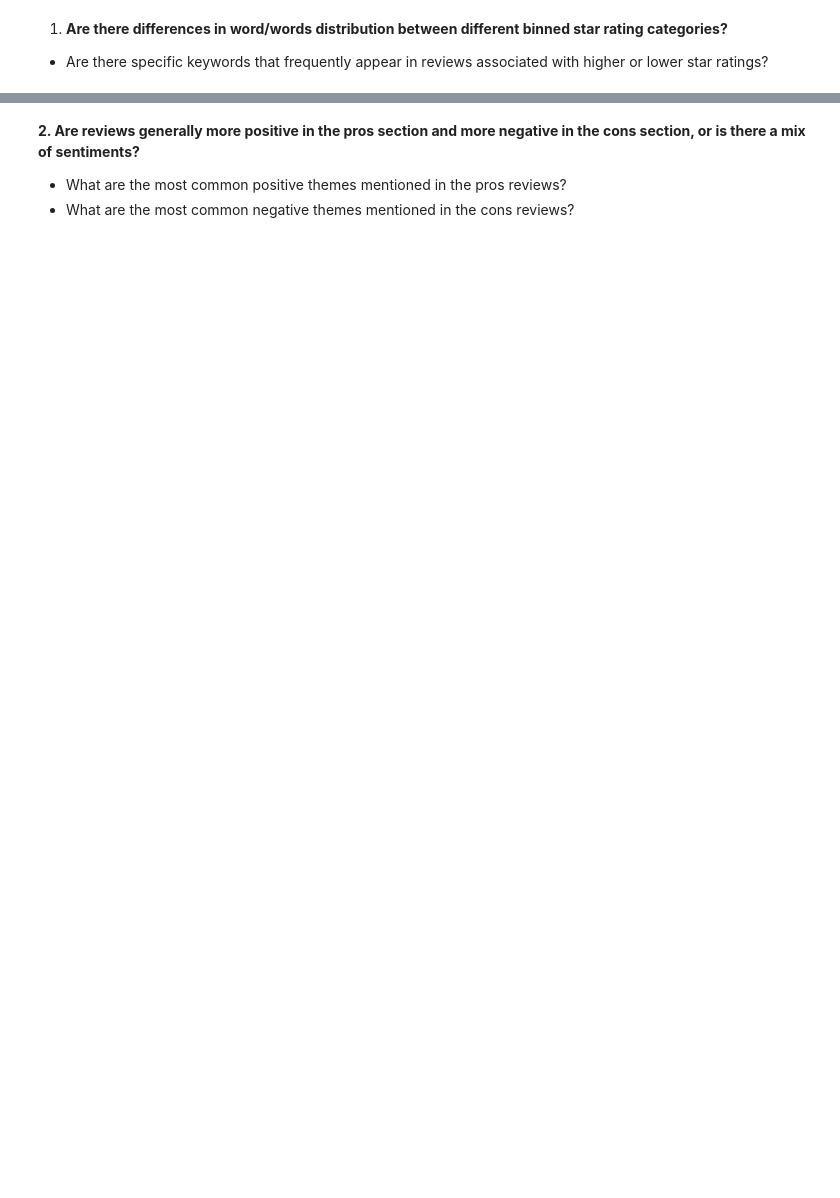
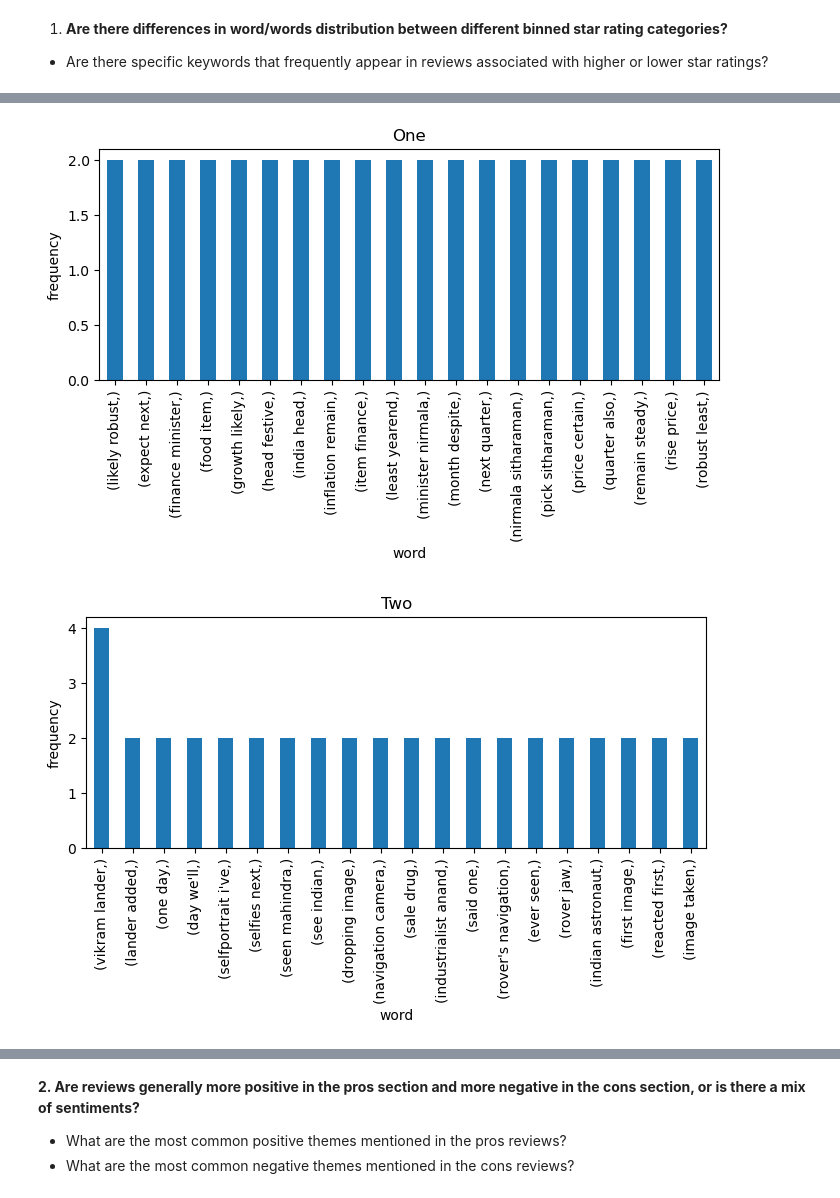
Before and after one commit to glassdoorstars/glassdoor-rating-predictions, a Jupyter notebook: Migashane/explore.ipynb, the cells around one changed output, grey strips where cells are left out. Saved outputs shown, nothing was run; the diff lists cells and outputs as text; code cells hidden in the pictures; blank space fills up the shorter version.

```diff
--- a/Migashane/explore.ipynb
+++ b/Migashane/explore.ipynb
@@ -73,0 +73,14 @@ train.head()
+# %%
+def generate_bigrams(lemmatized):
+    words = lemmatized.split()
+    bigrams = []
+
+    if len(words) < 2:
+        return bigrams
+
+    for i in range(len(words) - 1):
+        if len(words[i]) > 1 and len(words[i+1]) > 1:
+            bigram = " ".join(words[i:i+2])
+            bigrams.append(bigram)
+
+    return bigrams
@@ -109,0 +135,18 @@ for i in bin_labels:
+# %%
+for i in bin_labels:
+    plt.figure(figsize=(8,3))
+    # Filter data for the current bin label
+    bin_data = train.lemmatized[train.binned_tars == i]
+    bigram = generate_bigrams(" ".join(bin_data.values))
+    bigram_df = pd.DataFrame({'star_bigrams': bigram})
+
+
+    # Calculate word counts
+    pd.Series(bigram_df.value_counts().head(20).plot(kind="bar"))
+    plt.title(i)
+    plt.xlabel("word")
+    plt.ylabel("frequency")
+    plt.show()
+# %% [output]
+[figure, added]
+[figure, added]
```
Also changed, not shown: parts of 26 cells of this notebook, 3 other files.
